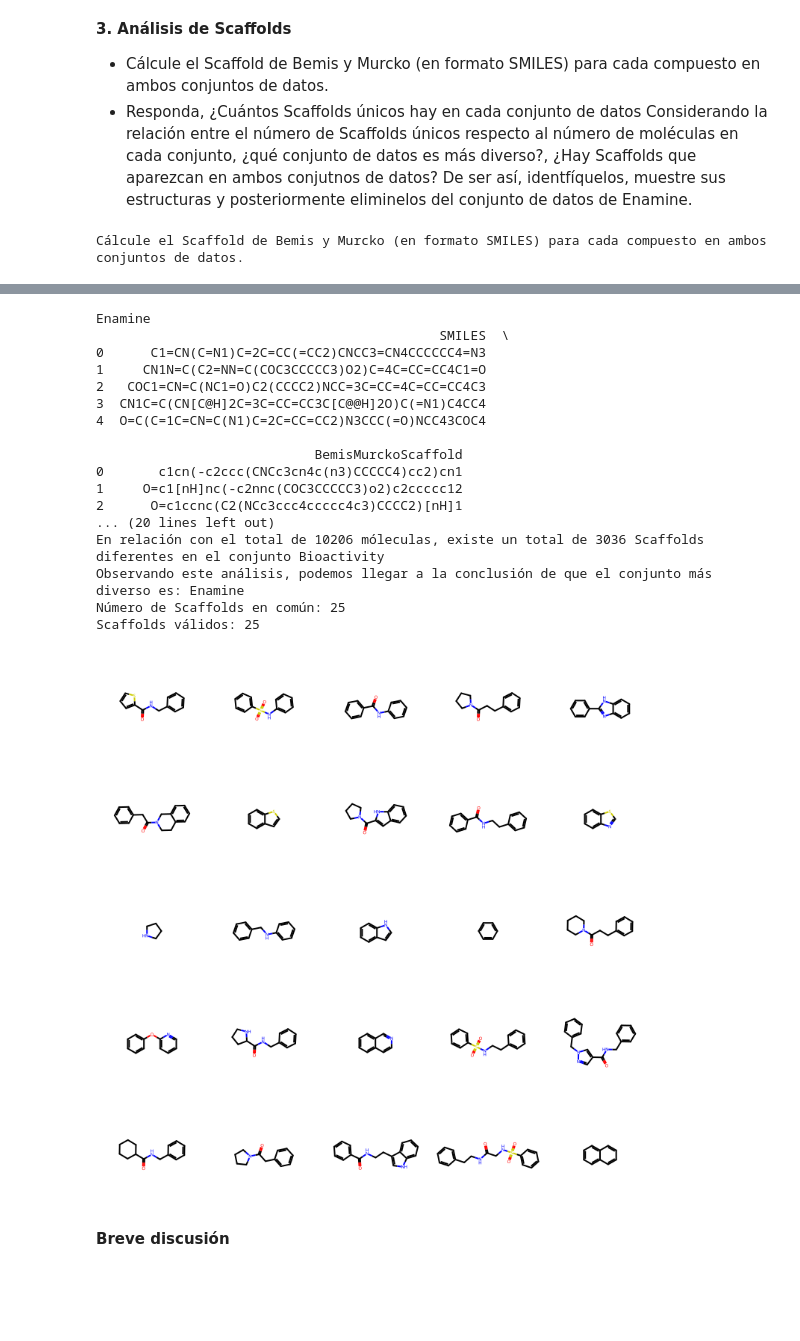
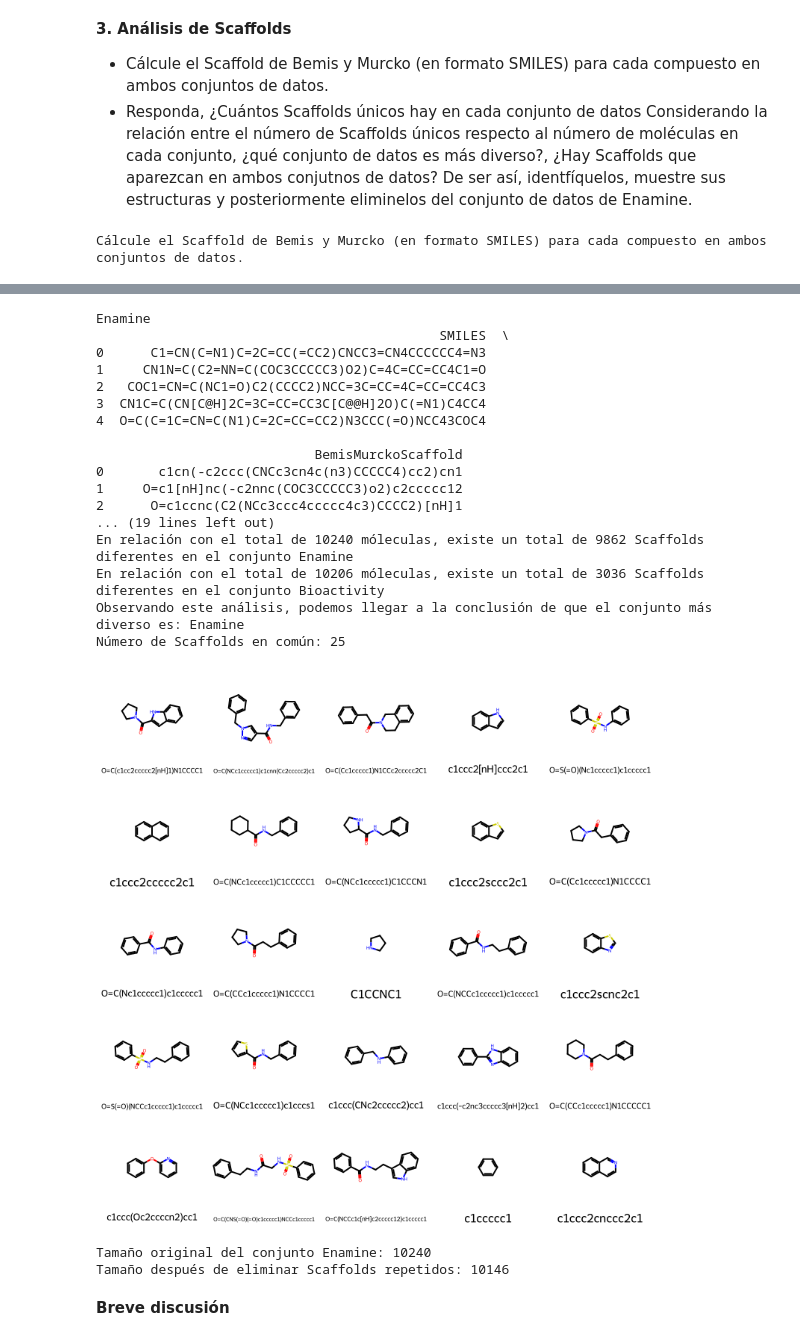
Before and after one commit to diegoga03/ChemestryPython, a Jupyter notebook: Yoatzin_Torres_Ejercicio_Final.ipynb, the cells around one changed output, grey strips where cells are left out. Saved outputs shown, nothing was run; the diff lists cells and outputs as text; code cells hidden in the pictures; blank space fills up the shorter version.

Commit message:
Add files via upload
- Se resuelve ejercicio 4 y parte del 5

```diff
--- a/Yoatzin_Torres_Ejercicio_Final.ipynb
+++ b/Yoatzin_Torres_Ejercicio_Final.ipynb
@@ -295,26 +306,33 @@ print("Número de Scaffolds en común:", len(scaffolds_comunes))
 # Para poder mostrar la estructura de los Scaffolds en común, hacemos un filtrado de todos los Scaffolds que se encuentran en nuestra variable
 # 'scaffolds_comunes' que ocupamos para saber si había Scaffolds coincidentes entre ambos conjuntos
 enamine_en_bioactivity = enamine[enamine["BemisMurckoScaffold"].isin(scaffolds_comunes)]
-"""# Convertimos los Scaffolds en Mol para poder ver su estructura
-scaffold_mols = [Chem.MolFromSmiles(s) for s in enamine_en_bioactivity if s]
-
-# Mostramos los Scaffolds
-img = Draw.MolsToGridImage(scaffold_mols, molsPerRow=5, subImgSize=(150,150))
-display(img)"""
-# Filtrar scaffolds comunes válidos
+# Posteriormente, realizamos un filtrado adicional para asegurarnos de que los Scaffolds que vamos a visualizar
+# sean válidos. Esto evita que cadenas como nombres de columnas o etiquetas incorrectas se intenten interpretar
+# como SMILES, lo cual generaría errores de parseo en RDKit.
 scaffolds_validos = [
     s for s in scaffolds_comunes
     if isinstance(s, str) and Chem.MolFromSmiles(s)
 ]
 
-print("Scaffolds válidos:", len(scaffolds_validos))
-
-# Convertir a Mol solo los válidos
+# Una vez filtrados, convertimos cada Scaffold válido en un objeto Mol de RDKit. Esto nos permite manipularlos
+# y posteriormente representarlos gráficamente en una cuadrícula.
 scaffold_mols = [Chem.MolFromSmiles(s) for s in scaffolds_validos]
 
-# Dibujar en cuadrícula
-from rdkit.Chem import Draw
-img = Draw.MolsToGridImage(scaffold_mols, molsPerRow=5, subImgSize=(150,150))
+# Guardamos los SMILES de cada Scaffold válido en una lista para utilizarlos como leyendas en la visualización.
+scaffold_name = scaffolds_validos
+
+# Finalmente, generamos una cuadrícula con las estructuras químicas de los Scaffolds válidos. Cada celda muestra
+# la representación gráfica del Scaffold y debajo se incluye su SMILES como leyenda para facilitar la identificación.
+img = Draw.MolsToGridImage(scaffold_mols, molsPerRow=5, subImgSize=(150,150), legends=scaffold_name)
 display(img)
+
+# Finalmente, para cumplir con la última parte de la pregunta, eliminamos del conjunto Enamine
+# todos aquellos compuestos que contienen Scaffolds repetidos en ambos conjuntos de datos.
+# Esto se logra aplicando un filtrado inverso con la condición de que el Scaffold no esté
+# dentro de la lista de 'scaffolds_comunes'.
+enamine_filtrado = enamine[~enamine["BemisMurckoScaffold"].isin(scaffolds_comunes)]
+# Mostramos el tamaño original y el tamaño después del filtrado para verificar la eliminación
+print("Tamaño original del conjunto Enamine:", len(enamine))
+print("Tamaño después de eliminar Scaffolds repetidos:", len(enamine_filtrado))
 # %% [output]
 Cálcule el Scaffold de Bemis y Murcko (en formato SMILES) para cada compuesto en ambos conjuntos de datos.
@@ -323,36 +341,38 @@ Cálcule el Scaffold de Bemis y Murcko (en formato SMILES) para cada compuesto e
 ****
 Pre-condition Violation
 bad bond stereo
 Violation occurred on line 362 in file /project/build/temp.linux-x86_64-cpython-311/rdkit/Code/GraphMol/Canon.cpp
 Failed Expression: dblBond->getStereo() > Bond::STEREOANY
 ----------
 Stacktrace:
 ----------
 ****
 
 ... (19 lines left out)
 ----------
 Stacktrace:
 ----------
 ****
 Enamine
                                             SMILES  \
 0      C1=CN(C=N1)C=2C=CC(=CC2)CNCC3=CN4CCCCCC4=N3
 1     CN1N=C(C2=NN=C(COC3CCCCC3)O2)C=4C=CC=CC4C1=O
 2   COC1=CN=C(NC1=O)C2(CCCC2)NCC=3C=CC=4C=CC=CC4C3
 3  CN1C=C(CN[C@H]2C=3C=CC=CC3C[C@@H]2O)C(=N1)C4CC4
 4  O=C(C=1C=CN=C(N1)C=2C=CC=CC2)N3CCC(=O)NCC43COC4
 
                             BemisMurckoScaffold
 0       c1cn(-c2ccc(CNCc3cn4c(n3)CCCCC4)cc2)cn1
 1     O=c1[nH]nc(-c2nnc(COC3CCCCC3)o2)c2ccccc12
 2      O=c1ccnc(C2(NCc3ccc4ccccc4c3)CCCC2)[nH]1
-... (20 lines left out)
+... (19 lines left out)
+En relación con el total de 10240 móleculas, existe un total de 9862 Scaffolds diferentes en el conjunto Enamine
 En relación con el total de 10206 móleculas, existe un total de 3036 Scaffolds diferentes en el conjunto Bioactivity
 Observando este análisis, podemos llegar a la conclusión de que el conjunto más diverso es: Enamine
 Número de Scaffolds en común: 25
-Scaffolds válidos: 25
-[figure, old version]
+[figure, new version]
+Tamaño original del conjunto Enamine: 10240
+Tamaño después de eliminar Scaffolds repetidos: 10146
 # %% [markdown]
 **Breve discusión**
 # %% [markdown]
```
Also changed, not shown: parts of 4 cells of this notebook.
